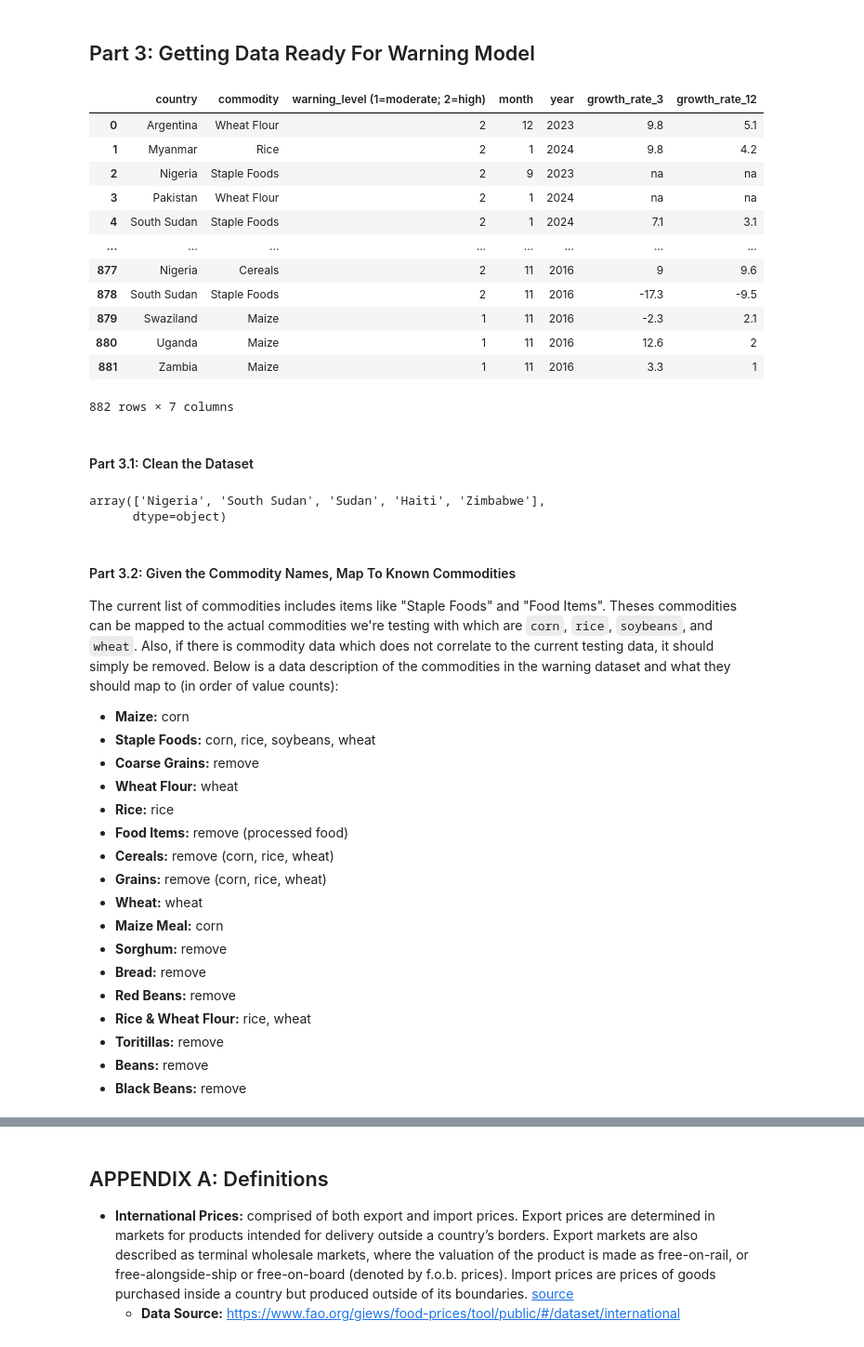
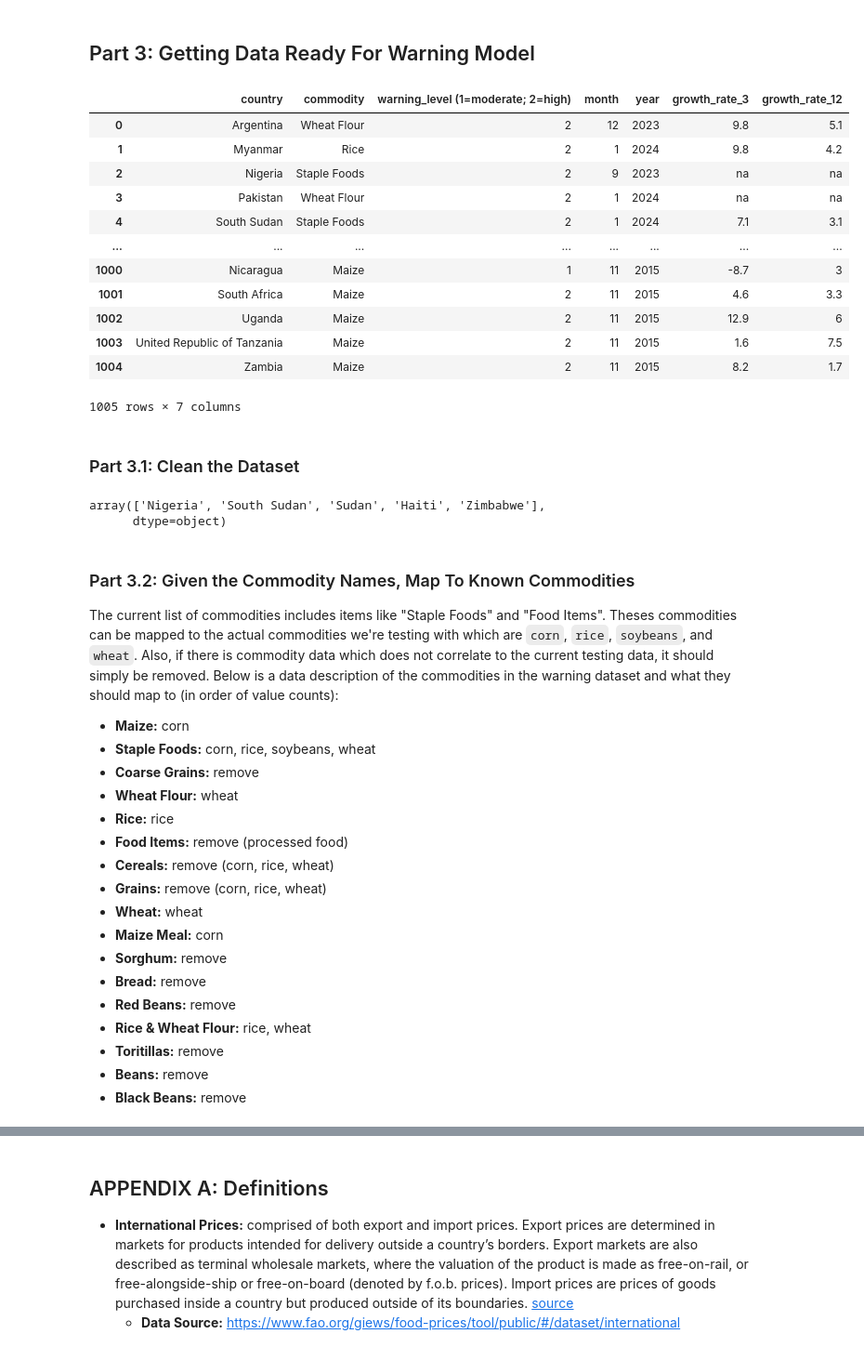
Before and after one commit to Benja-Pauls/Predicting-Commodity-Food-Pricing, a Jupyter notebook: data_analysis.ipynb, the cells around one changed output, grey strips where cells are left out. Shown at 93% size. Saved outputs shown, nothing was run; the diff lists cells and outputs as text; code cells hidden in the pictures.

```diff
--- a/data_analysis.ipynb
+++ b/data_analysis.ipynb
@@ -1493,24 +1491,24 @@ This section will analyze how the articles and article sentiment has changed ove
 # %% [markdown]
 ## Part 3: Getting Data Ready For Warning Model
 # %%
-warnings = pd.read_csv('all_data/warnings.csv')
+warnings = pd.read_csv('all_data/15-16_warnings_data.csv')
 warnings
 # %% [output]
 |  | country | commodity | warning_level (1=moderate; 2=high) | month | year | growth_rate_3 | growth_rate_12 |
 | 0 | Argentina | Wheat Flour | 2 | 12 | 2023 | 9.8 | 5.1 |
 | 1 | Myanmar | Rice | 2 | 1 | 2024 | 9.8 | 4.2 |
 | 2 | Nigeria | Staple Foods | 2 | 9 | 2023 | na | na |
 | 3 | Pakistan | Wheat Flour | 2 | 1 | 2024 | na | na |
 | 4 | South Sudan | Staple Foods | 2 | 1 | 2024 | 7.1 | 3.1 |
 | ... | ... | ... | ... | ... | ... | ... | ... |
-| 877 | Nigeria | Cereals | 2 | 11 | 2016 | 9 | 9.6 |
-| 878 | South Sudan | Staple Foods | 2 | 11 | 2016 | -17.3 | -9.5 |
-| 879 | Swaziland | Maize | 1 | 11 | 2016 | -2.3 | 2.1 |
-| 880 | Uganda | Maize | 1 | 11 | 2016 | 12.6 | 2 |
-| 881 | Zambia | Maize | 1 | 11 | 2016 | 3.3 | 1 |
+| 1000 | Nicaragua | Maize | 1 | 11 | 2015 | -8.7 | 3 |
+| 1001 | South Africa | Maize | 2 | 11 | 2015 | 4.6 | 3.3 |
+| 1002 | Uganda | Maize | 2 | 11 | 2015 | 12.9 | 6 |
+| 1003 | United Republic of Tanzania | Maize | 2 | 11 | 2015 | 1.6 | 7.5 |
+| 1004 | Zambia | Maize | 2 | 11 | 2015 | 8.2 | 1.7 |
-882 rows × 7 columns
+1005 rows × 7 columns
 # %% [markdown]
-#### Part 3.1: Clean the Dataset
+### Part 3.1: Clean the Dataset
 # %%
 # Turn all row entries with values 'na', 'n/a', and variations of that into actual NaN values
 warnings = warnings.replace('na', np.nan)
@@ -1538,5 +1543,5 @@ warnings.rename(columns={'warning_level (1=moderate; 2=high)':'warning_level'},
 # %% [markdown]
-#### Part 3.2: Given the Commodity Names, Map To Known Commodities
+### Part 3.2: Given the Commodity Names, Map To Known Commodities
 The current list of commodities includes items like "Staple Foods" and "Food Items". Theses commodities can be mapped to the actual commodities we're testing with which are `corn`, `rice`, `soybeans`, and `wheat`. Also, if there is commodity data which does not correlate to the current testing data, it should simply be removed. Below is a data description of the commodities in the warning dataset and what they should map to (in order of value counts):
 * **Maize:** corn
 * **Staple Foods:** corn, rice, soybeans, wheat
```
Also changed, not shown: parts of 25 cells of this notebook, 3 other files.
